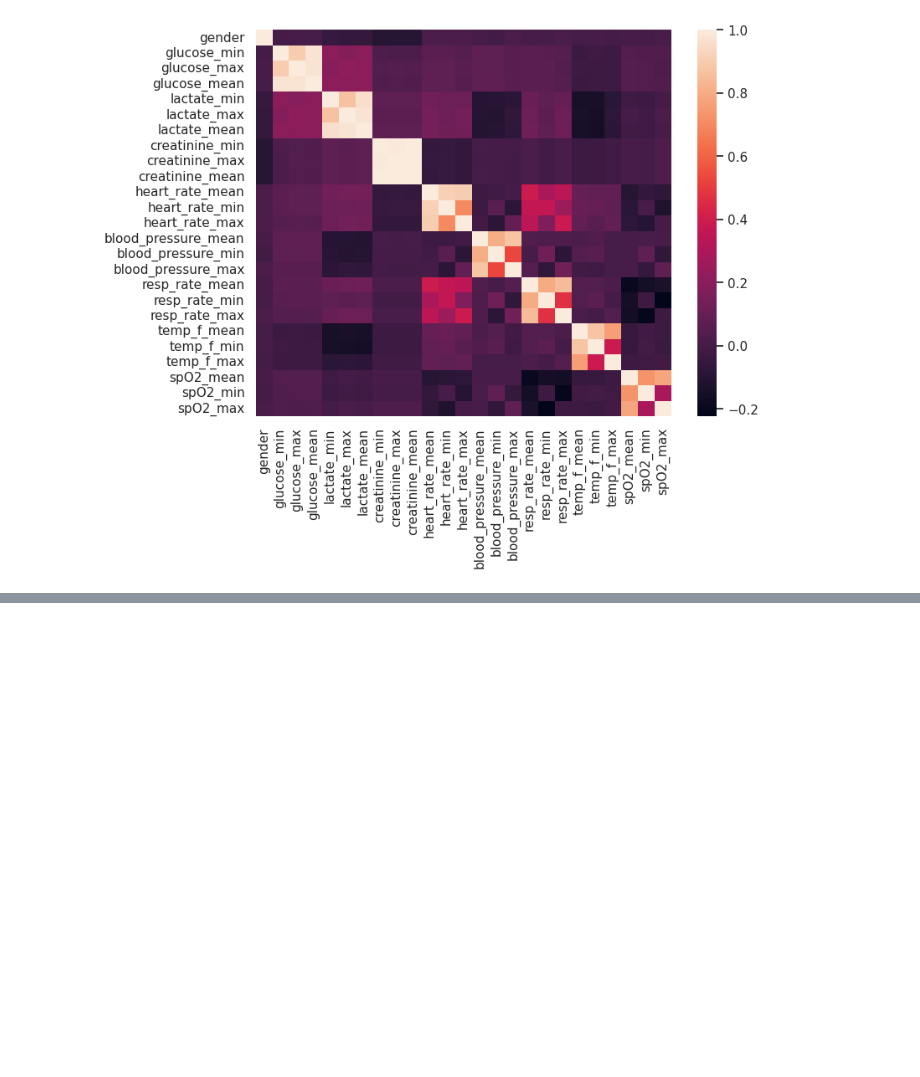
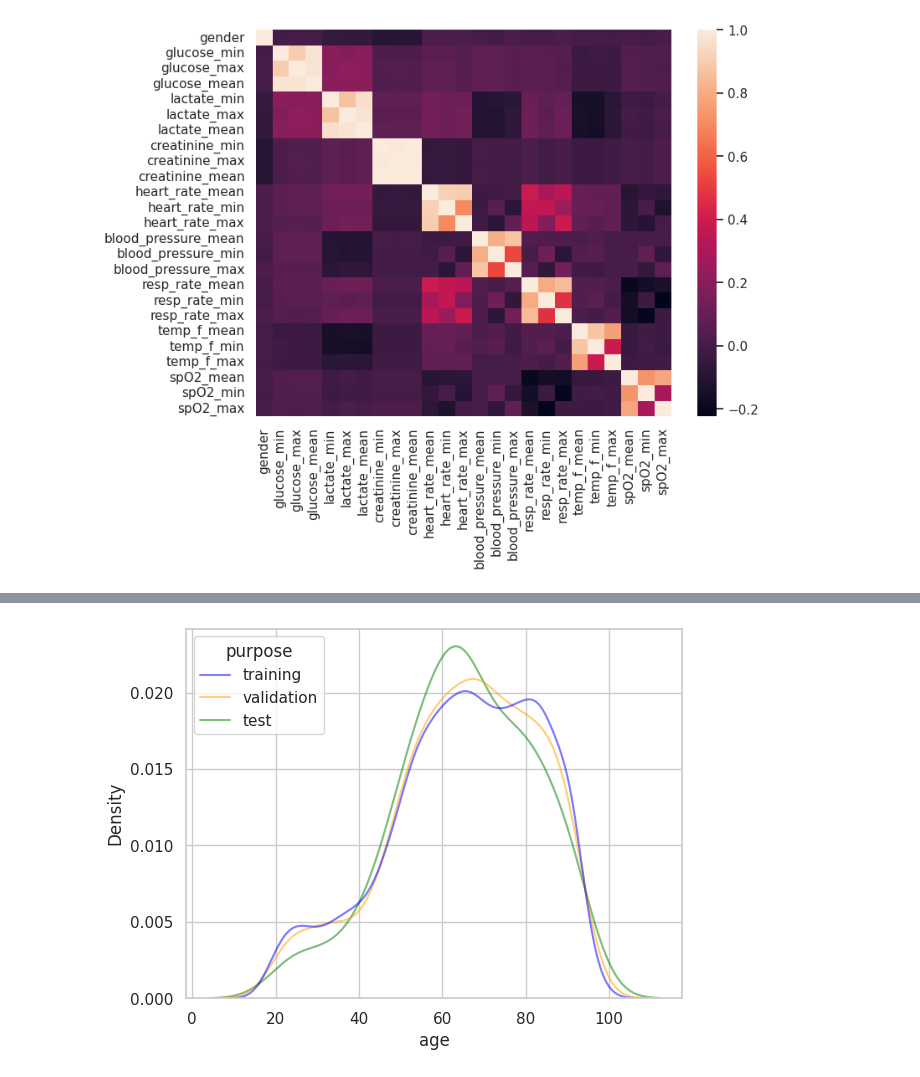
Before and after one commit to Alfablos/mimiciv-multimodal-icu-mortality, a Jupyter notebook: exploration.ipynb, the cells around one changed output, grey strips where cells are left out. Drawn from its saved outputs; the diff is of its cells as text; code cells hidden in the pictures; blank space fills up the shorter version.

```diff
--- a/exploration.ipynb
+++ b/exploration.ipynb
@@ -69,11 +82,16 @@ combined_ds = pd.concat([train_ds, val_ds, test_ds])
 # %%
-def plot_continuous_feature(feat: str):
+def plot_continuous_feature(feat: str, ax=None):
 	sns.kdeplot(
 		data=combined_ds,
 		x=feat,
 		hue='purpose',
 		common_norm=False,
 		fill=False,
-		alpha=0.3,
-		palette={'training': 'blue', 'validation': 'orange', 'test': 'green'}
+		alpha=0.5,
+		palette={'training': 'blue', 'validation': 'orange', 'test': 'green'},
+		ax=ax
 	)
+# %%
+plot_continuous_feature('age')
+# %% [output]
+[figure, added]
```
Also changed, not shown: parts of 5 cells of this notebook.
